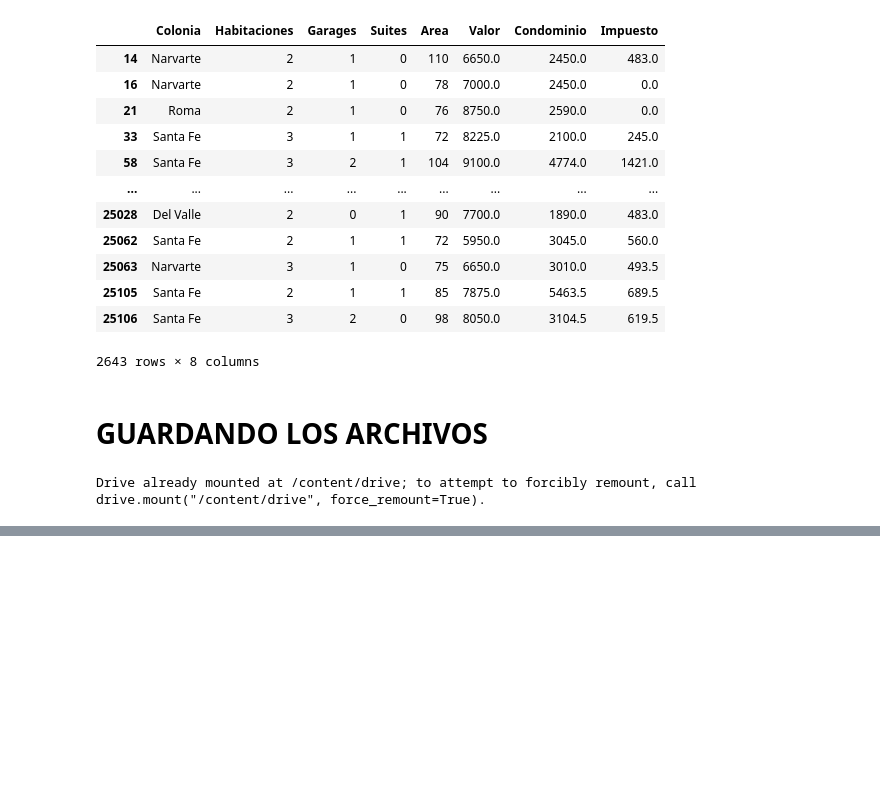
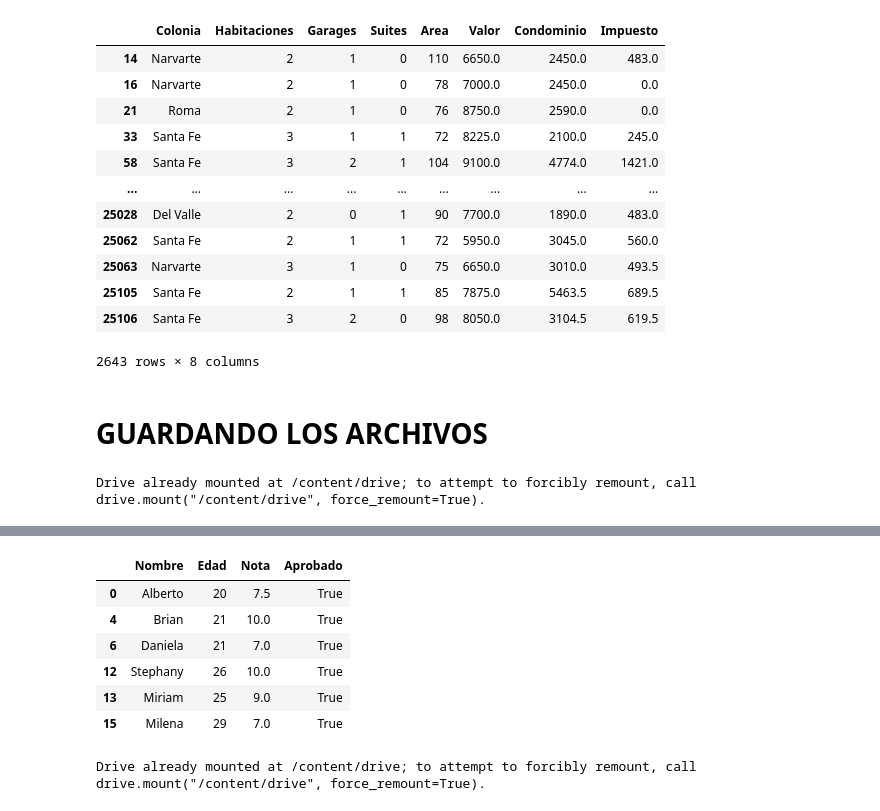
Before and after one commit to cadv1984/portafolio, a Jupyter notebook: inmuebles_cdmx.ipynb, the cells around one changed output, grey strips where cells are left out. Saved outputs shown, nothing was run; the diff lists cells and outputs as text; code cells hidden in the pictures; blank space fills up the shorter version.

Commit message:
Se creó con Colab

```diff
--- a/inmuebles_cdmx.ipynb
+++ b/inmuebles_cdmx.ipynb
@@ -982,0 +1090,23 @@ filtrar.to_csv('/content/drive/MyDrive/inmuebles_ml3.csv', index=False,sep=';')
+# %%
+filtrar = dff['Aprobado']=='True'
+
+
+dff = dff[filtrar]
+
+dff
+# %% [output]
+|  | Nombre | Edad | Nota | Aprobado |
+| 0 | Alberto | 20 | 7.5 | True |
+| 4 | Brian | 21 | 10.0 | True |
+| 6 | Daniela | 21 | 7.0 | True |
+| 12 | Stephany | 26 | 10.0 | True |
+| 13 | Miriam | 25 | 9.0 | True |
+| 15 | Milena | 29 | 7.0 | True |
+# %%
+from google.colab import drive
+drive.mount('/content/drive')
+
+
+dff.to_csv('/content/drive/MyDrive/alumnos_aprobados.csv', index=False,sep=';')
+# %% [output]
+Drive already mounted at /content/drive; to attempt to forcibly remount, call drive.mount("/content/drive", force_remount=True).
```
Also changed, not shown: parts of 6 cells of this notebook.
